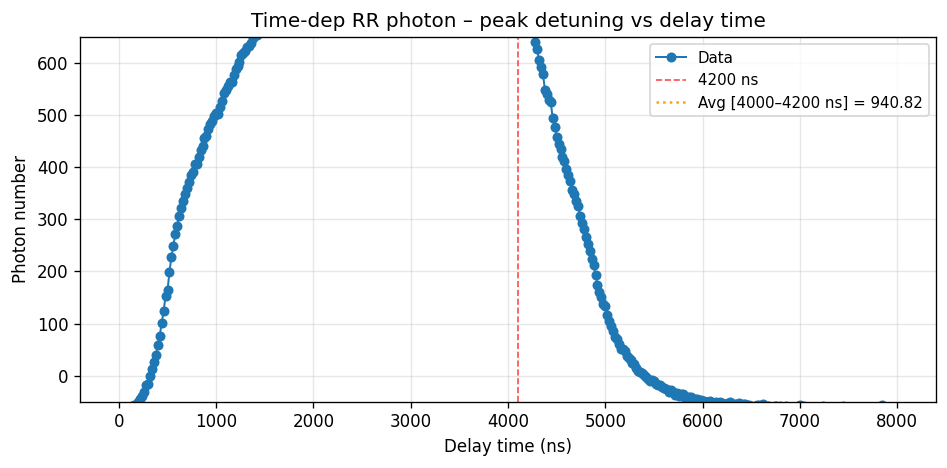
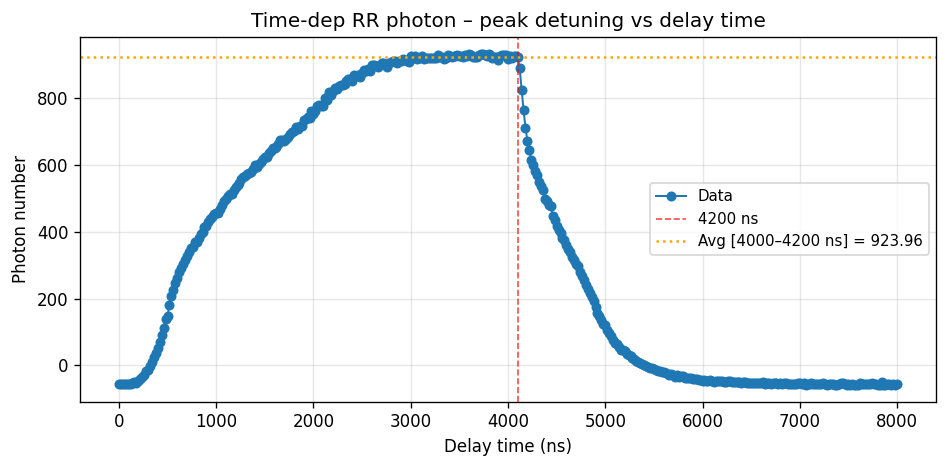
The notebook cell's code change between the first figure and the second:
--- before
+++ after
@@ -10,5 +10,5 @@
 
 # Average value from 4000 to 4200 ns
-avg_mask = (x_plot >= 4000) & (x_plot <= 4200)
+avg_mask = (x_plot >= 4000) & (x_plot <= 4100)
 if avg_mask.any():
     avg_val = np.mean(y_plot[avg_mask])
@@ -17,5 +17,5 @@
 
 ax.set_xlabel(delay_time_label)
-ax.set_ylim((-50, 650))
+# ax.set_ylim((-50, 650))
 ax.set_ylabel(det_axis_label)
 ax.set_title("Time-dep RR photon – peak detuning vs delay time")

Commit: update